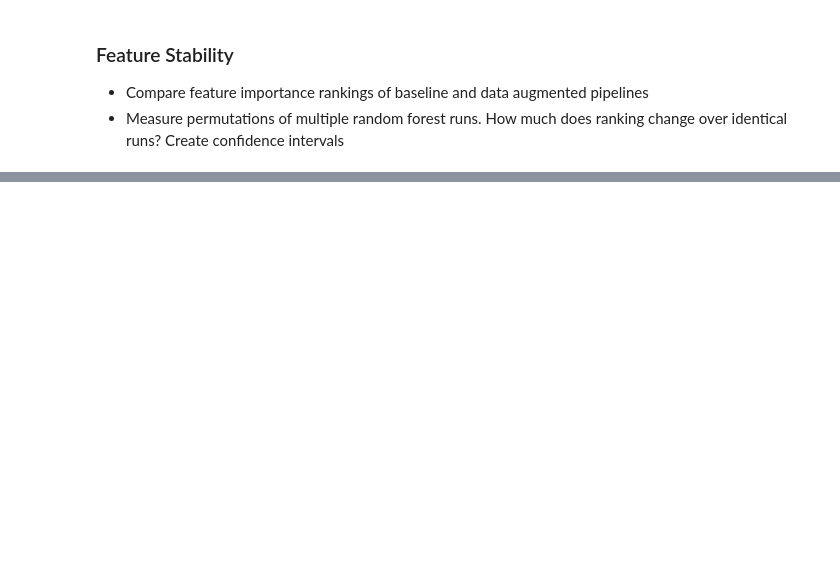
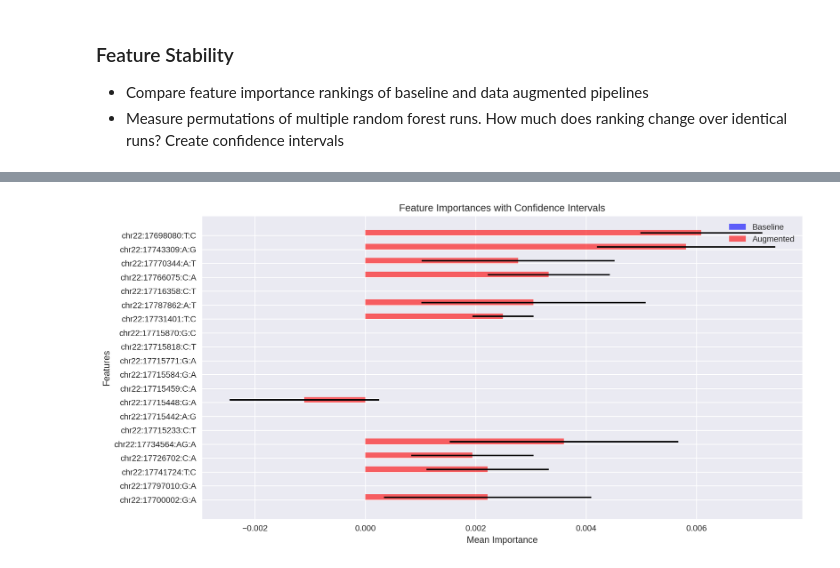
Before and after one commit to rocreguant/data-augmentation-genetics, a Jupyter notebook: Initial Pipeline.ipynb, the cells around one changed output, grey strips where cells are left out. Cells and saved outputs as stored; diff of their text form; code cells hidden in the pictures; blank space fills up the shorter version.

```diff
--- a/Initial Pipeline.ipynb
+++ b/Initial Pipeline.ipynb
@@ -352,0 +394,71 @@ Mean Squared Error: 0.4
+# %%
+import numpy as np
+import matplotlib.pyplot as plt
+from sklearn.ensemble import RandomForestClassifier
+from sklearn.inspection import permutation_importance
+
+# Computes the mean and standard deviation of permutation importances across multiple runs.
+def repeated_permutation_importance(model, X, y, n_repeats=30, random_state=None):
+    rng = np.random.default_rng(seed=random_state)
+    all_importances = np.array([permutation_importance(model, X, y, n_repeats=1, random_state=rng.integers(1e7)).importances_mean
+                                for _ in range(n_repeats)])
+    return all_importances.mean(axis=0), all_importances.std(axis=0)
+
+# Extract the indices of the top N features based on their importance scores.
+def get_top_n_features(mean_imp, n=10):
+    return np.argsort(mean_imp)[-n:]
+
+# Train a Random Forest classifier.
+def train_rfi_classifier(D_train, t_train, n_estimators=100):
+
+    return RandomForestClassifier(n_estimators=n_estimators).fit(D_train, t_train)
+
+# Plot feature importances with confidence intervals.
+def plot_feature_importances(feature_names, mean_imp_base_top, std_imp_base_top, mean_imp_aug_top, std_imp_aug_top):
+
+    positions = np.arange(len(feature_names))
+    bar_width = 0.4
+
+    plt.figure(figsize=(12, 6))
+    plt.barh(positions - bar_width/2, mean_imp_base_top, xerr=std_imp_base_top, height=bar_width, color='b', alpha=0.6, label='Baseline')
+    plt.barh(positions + bar_width/2, mean_imp_aug_top, xerr=std_imp_aug_top, height=bar_width, color='r', alpha=0.6, label='Augmented')
+
+    plt.title('Feature Importances with Confidence Intervals')
+    plt.xlabel('Mean Importance')
+    plt.ylabel('Features')
+    plt.yticks(positions, feature_names)
+    plt.legend()
+    plt.tight_layout()
+    plt.show()
+
+# Check if required data is available
+required_vars = ['D_train', 't_train', 'mixed_X', 'mixed_y_binary', 'df']
+missing_vars = [var for var in required_vars if var not in globals()]
+
+if missing_vars:
+    raise ValueError(f"Required variables {', '.join(missing_vars)} are not defined!")
+
+# Model training
+model_rfi = train_rfi_classifier(D_train, t_train)
+
+# Importance analysis
+mean_imp_base, std_imp_base = repeated_permutation_importance(model_rfi, D_train, t_train, n_repeats=5)
+mean_imp_aug, std_imp_aug = repeated_permutation_importance(model_rfi, mixed_X, mixed_y_binary, n_repeats=5)
+
+# Extract top features
+top_n = 10
+best_features_rfi = list(set(get_top_n_features(mean_imp_base, top_n)).union(set(get_top_n_features(mean_imp_aug, top_n))))
+
+# Filter importance values
+mean_imp_base_top = mean_imp_base[best_features_rfi]
+std_imp_base_top = std_imp_base[best_features_rfi]
+mean_imp_aug_top = mean_imp_aug[best_features_rfi]
+std_imp_aug_top = std_imp_aug[best_features_rfi]
+
+# Extract feature names
+feature_names = df.columns[best_features_rfi].tolist()
+
+# Execute plotting function
+plot_feature_importances(feature_names, mean_imp_base_top, std_imp_base_top, mean_imp_aug_top, std_imp_aug_top)
+# %% [output]
+[figure, added]
```
Also changed, not shown: parts of 16 cells of this notebook, 1 other file.
